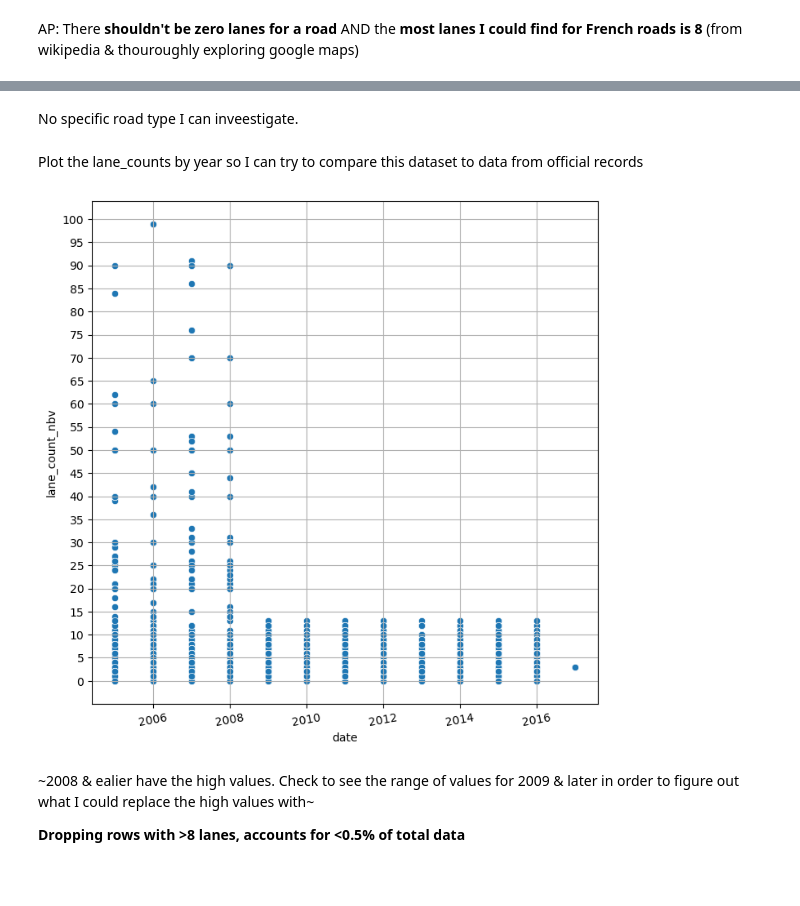
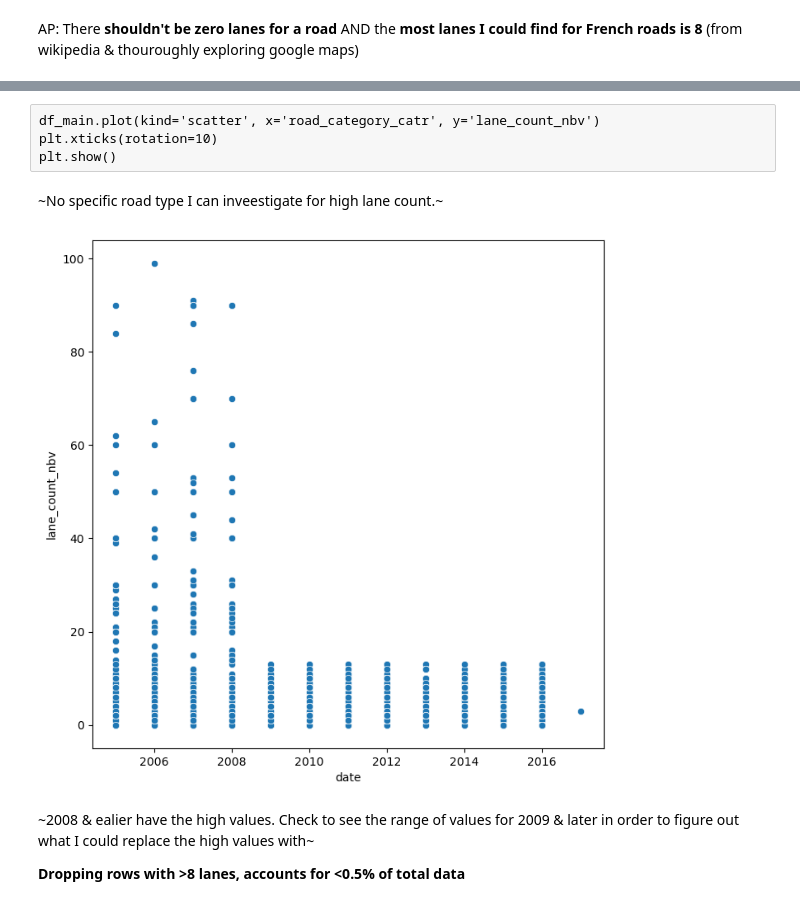
Before and after one commit to August-JF-Perez/AugustP_Crash_Location_Characterization, a Jupyter notebook: Capstone 3 Data Wrangling and EDA.ipynb, the cells around one changed output, grey strips where cells are left out. Saved outputs shown, nothing was run; the diff lists cells and outputs as text; code cells hidden in the pictures; blank space fills up the shorter version.

```diff
--- a/Capstone 3 Data Wrangling and EDA.ipynb
+++ b/Capstone 3 Data Wrangling and EDA.ipynb
@@ -1912,16 +1914,14 @@ plt.show()
+# %% [raw]
+df_main.plot(kind='scatter', x='road_category_catr', y='lane_count_nbv')
+plt.xticks(rotation=10)
+plt.show()
 # %% [markdown]
-No specific road type I can inveestigate.
+~No specific road type I can inveestigate for high lane count.~
-# %% [markdown]
-Plot the lane_counts by year so I can try to compare this dataset to data from official records
-# %%
-sns.scatterplot(data=df_main, x=df_main['date'].dt.year, y='lane_count_nbv')
-#df_main.plot(kind='scatter', x=df_main['date'].dt.year, y='lane_count_nbv')
-plt.xticks(rotation=10)
-plt.yticks(np.arange(0, 101, 5))
-plt.grid(True)
-plt.show()
-# %% [output]
-[figure, removed]
+# %%
+sns.scatterplot(data=df_main, x=df_main['date'].dt.year, y=df_main['lane_count_nbv'])
+plt.show()
+# %% [output]
+[figure, added]
 # %% [markdown]
 ~2008 & ealier have the high values. Check to see the range of values for 2009 & later in order to figure out what I could replace the high values with~
 
```
Also changed, not shown: parts of 16 cells of this notebook.
